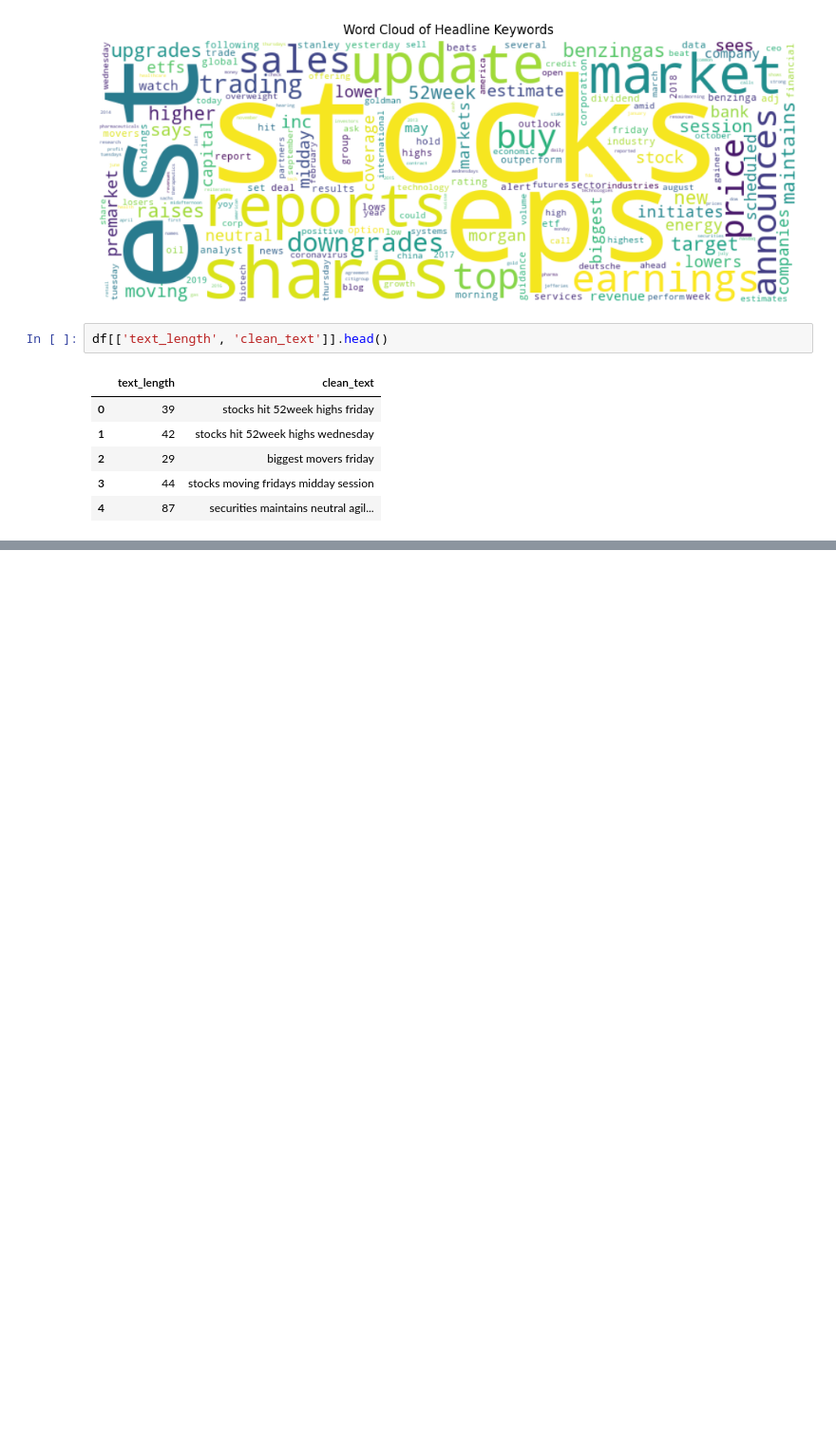
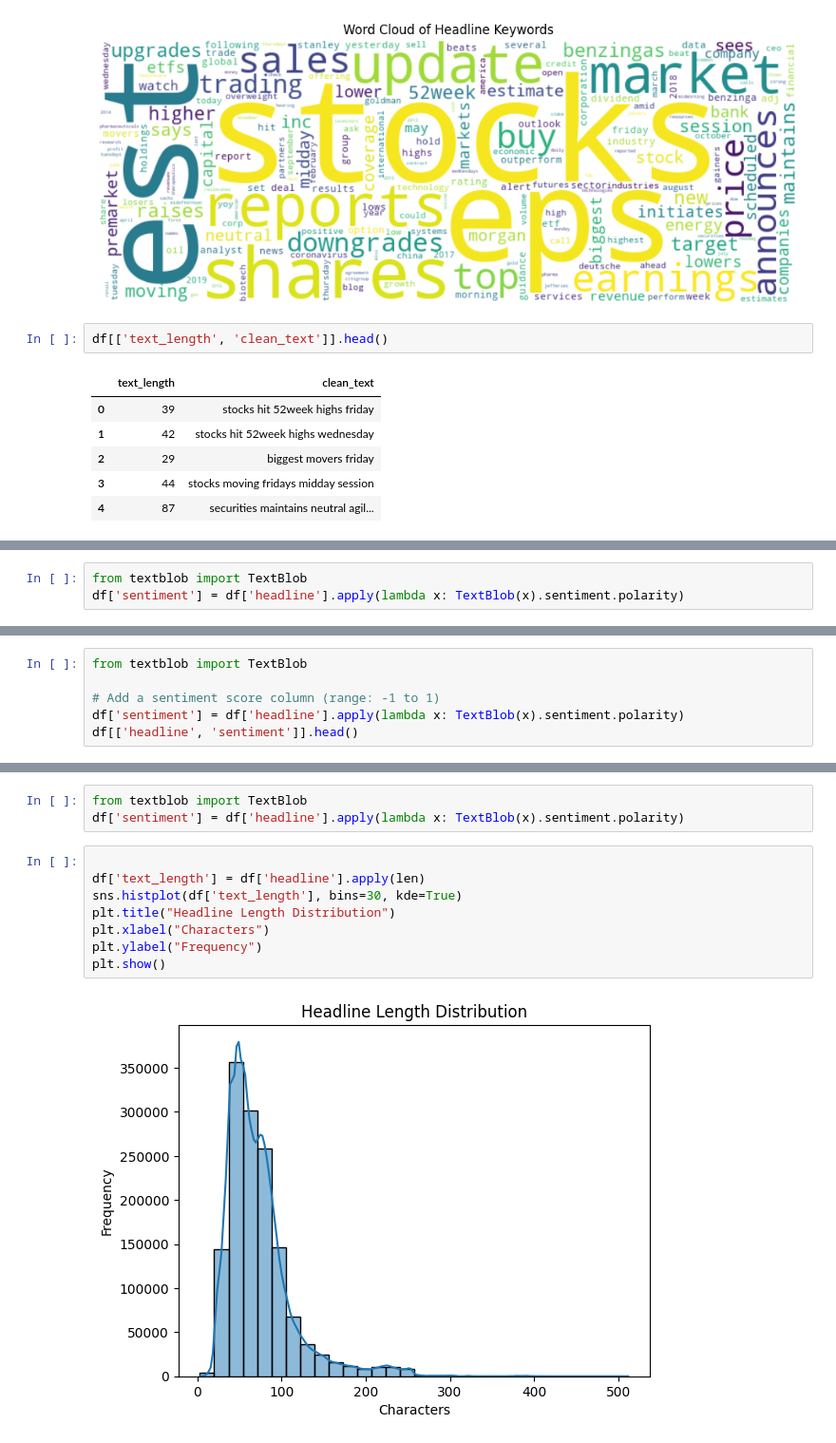
Before and after one commit to sami4Teferi/news-sentiment-stock-movement-analysis, a Jupyter notebook: notebooks/eda_raw_analyst_ratings.ipynb, the cells around one changed output, grey strips where cells are left out. Shown: that part at 95% size. Cells and saved outputs as stored; diff of their text form; blank space fills up the shorter version.

```diff
--- a/notebooks/eda_raw_analyst_ratings.ipynb
+++ b/notebooks/eda_raw_analyst_ratings.ipynb
@@ -101,0 +105,3 @@ df[['text_length', 'clean_text']].head()
+# %%
+from textblob import TextBlob
+df['sentiment'] = df['headline'].apply(lambda x: TextBlob(x).sentiment.polarity)
@@ -101,0 +139,6 @@ df[['text_length', 'clean_text']].head()
+# %%
+from textblob import TextBlob
+
+# Add a sentiment score column (range: -1 to 1)
+df['sentiment'] = df['headline'].apply(lambda x: TextBlob(x).sentiment.polarity)
+df[['headline', 'sentiment']].head()
@@ -101,0 +152,13 @@ df[['text_length', 'clean_text']].head()
+# %%
+from textblob import TextBlob
+df['sentiment'] = df['headline'].apply(lambda x: TextBlob(x).sentiment.polarity)
+# %%
+
+df['text_length'] = df['headline'].apply(len)
+sns.histplot(df['text_length'], bins=30, kde=True)
+plt.title("Headline Length Distribution")
+plt.xlabel("Characters")
+plt.ylabel("Frequency")
+plt.show()
+# %% [output]
+[figure, added]
```
Also changed, not shown: parts of 6 cells of this notebook.
